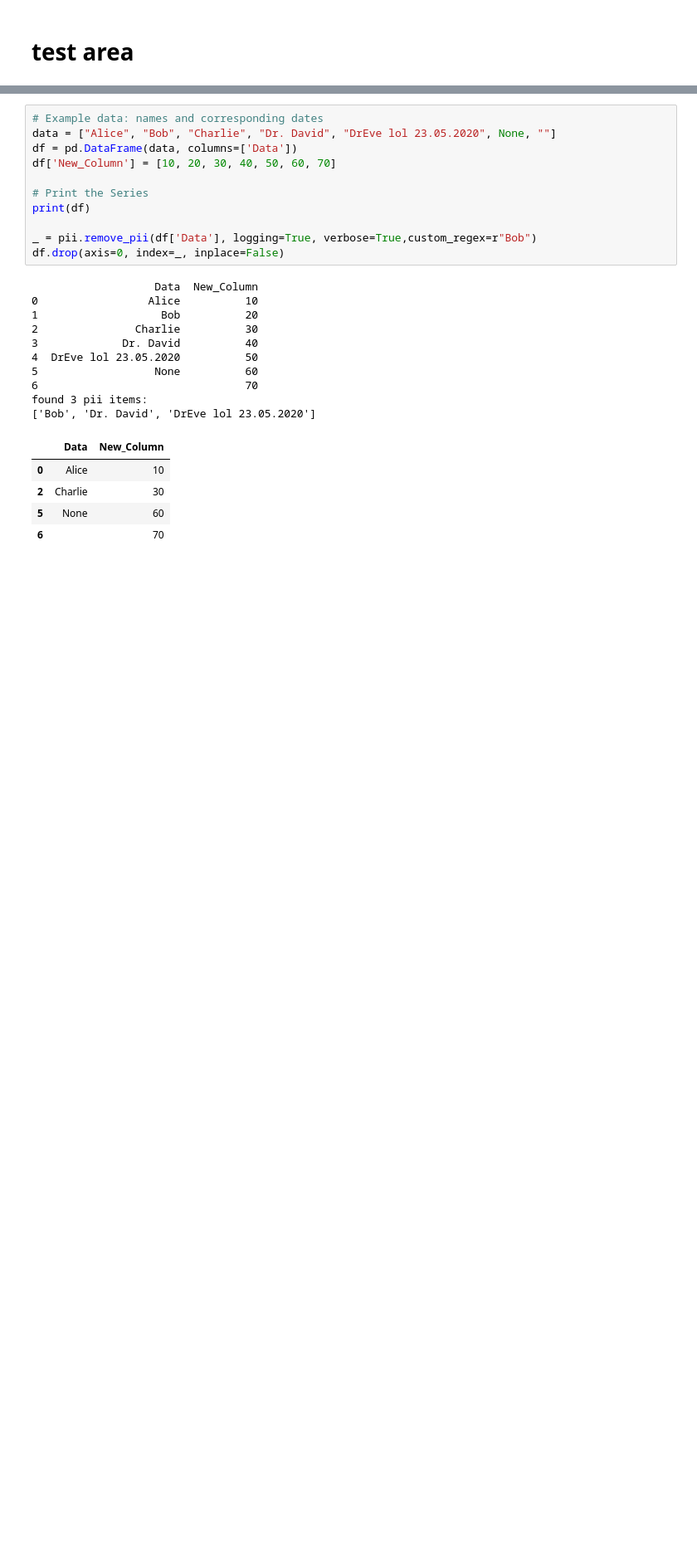
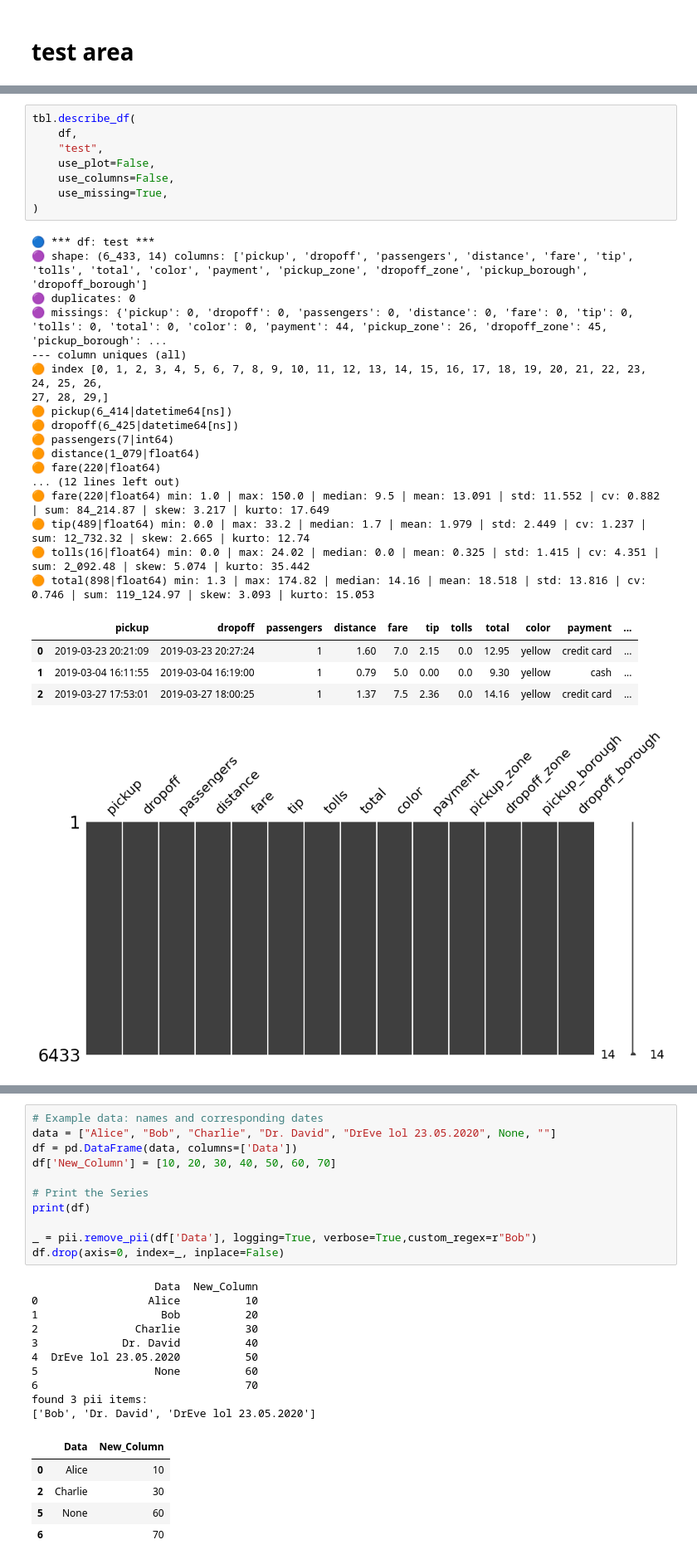
Before and after one commit to smeisegeier/pandas-plots, a Jupyter notebook: src/test.ipynb, the cells around one changed output, grey strips where cells are left out. Shown at 83% size. Cells and saved outputs as stored; diff of their text form; blank space fills up the shorter version.

```diff
--- a/src/test.ipynb
+++ b/src/test.ipynb
@@ -16,0 +17,31 @@ os.environ['THEME'] = 'dark'
+# %%
+tbl.describe_df(
+    df,
+    "test",
+    use_plot=False,
+    use_columns=False,
+    use_missing=True,
+)
+# %% [output]
+🔵 *** df: test ***
+🟣 shape: (6_433, 14) columns: ['pickup', 'dropoff', 'passengers', 'distance', 'fare', 'tip', 'tolls', 'total', 'color', 'payment', 'pickup_zone', 'dropoff_zone', 'pickup_borough', 'dropoff_borough']
+🟣 duplicates: 0
+🟣 missings: {'pickup': 0, 'dropoff': 0, 'passengers': 0, 'distance': 0, 'fare': 0, 'tip': 0, 'tolls': 0, 'total': 0, 'color': 0, 'payment': 44, 'pickup_zone': 26, 'dropoff_zone': 45, 'pickup_borough': ...
+--- column uniques (all)
+🟠 index [0, 1, 2, 3, 4, 5, 6, 7, 8, 9, 10, 11, 12, 13, 14, 15, 16, 17, 18, 19, 20, 21, 22, 23, 24, 25, 26,
+27, 28, 29,]
+🟠 pickup(6_414|datetime64[ns])
+🟠 dropoff(6_425|datetime64[ns])
+🟠 passengers(7|int64)
+🟠 distance(1_079|float64)
+🟠 fare(220|float64)
+... (12 lines left out)
+🟠 fare(220|float64) min: 1.0 | max: 150.0 | median: 9.5 | mean: 13.091 | std: 11.552 | cv: 0.882 | sum: 84_214.87 | skew: 3.217 | kurto: 17.649
+🟠 tip(489|float64) min: 0.0 | max: 33.2 | median: 1.7 | mean: 1.979 | std: 2.449 | cv: 1.237 | sum: 12_732.32 | skew: 2.665 | kurto: 12.74
+🟠 tolls(16|float64) min: 0.0 | max: 24.02 | median: 0.0 | mean: 0.325 | std: 1.415 | cv: 4.351 | sum: 2_092.48 | skew: 5.074 | kurto: 35.442
+🟠 total(898|float64) min: 1.3 | max: 174.82 | median: 14.16 | mean: 18.518 | std: 13.816 | cv: 0.746 | sum: 119_124.97 | skew: 3.093 | kurto: 15.053
+|  | pickup | dropoff | passengers | distance | fare | tip | tolls | total | color | payment | ... |
+| 0 | 2019-03-23 20:21:09 | 2019-03-23 20:27:24 | 1 | 1.60 | 7.0 | 2.15 | 0.0 | 12.95 | yellow | credit card | ... |
+| 1 | 2019-03-04 16:11:55 | 2019-03-04 16:19:00 | 1 | 0.79 | 5.0 | 0.00 | 0.0 | 9.30 | yellow | cash | ... |
+| 2 | 2019-03-27 17:53:01 | 2019-03-27 18:00:25 | 1 | 1.37 | 7.5 | 2.36 | 0.0 | 14.16 | yellow | credit card | ... |
+[figure, added]
```
Also changed, not shown: parts of 3 cells of this notebook, 2 other files.
